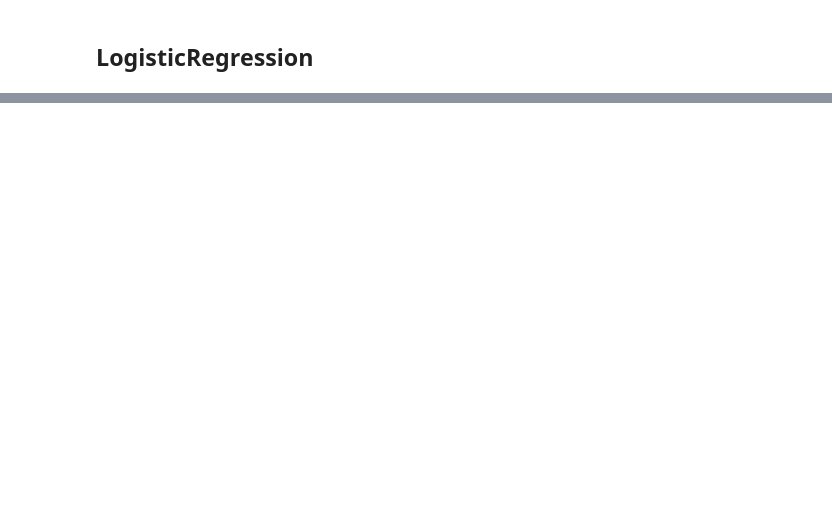
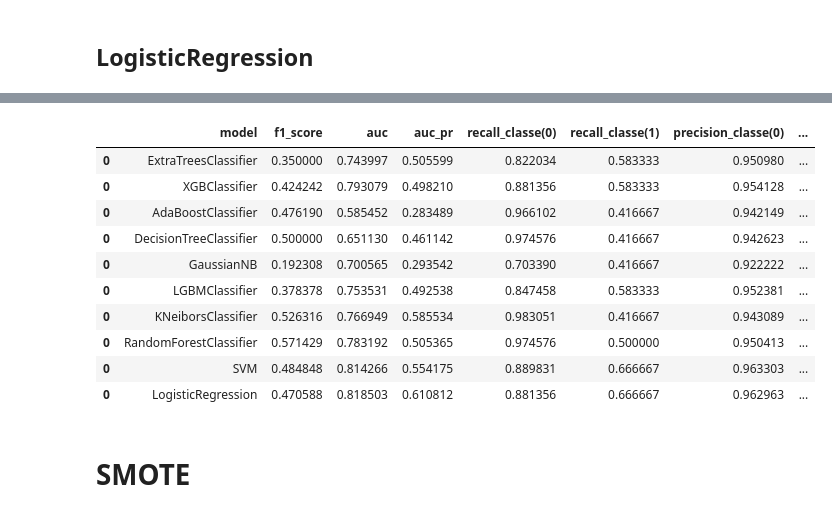
Before and after one commit to mounsifelatouch/cdd, a Jupyter notebook: notebooks/4_cdd_ml_part_4_models_building.ipynb, the cells around one changed output, grey strips where cells are left out. Saved outputs shown, nothing was run; the diff lists cells and outputs as text; code cells hidden in the pictures; blank space fills up the shorter version.

```diff
--- a/notebooks/4_cdd_ml_part_4_models_building.ipynb
+++ b/notebooks/4_cdd_ml_part_4_models_building.ipynb
@@ -378,7 +530,7 @@ param_grid = {'num_leaves': [10, 20, 30],
               'min_child_samples': [10, 20, 30],
               'subsample': [0.8, 0.9, 1.0],
               'colsample_bytree': [0.8, 0.9, 1.0],
-              'class_weight' : ['balanced', None]}
+              'class_weight' : ['balanced', None, class_weights]}
 
 # Define the GridSearchCV object with 5-fold cross-validation
 grid_search = GridSearchCV(clf6, param_grid=param_grid, cv=10, scoring='balanced_accuracy', n_jobs=-1)
@@ -544,0 +809,8 @@ joblib.dump(best_model, 'best_model.sav')
+# %%
+X_train = X_train_ros.reset_index(drop=True)
+y_train = y_train_ros.reset_index(drop=True)
+X_test = X_test.reset_index(drop=True)
+y_test = y_test.reset_index(drop=True)
+# %%
+n_samples, n_classes = X_train.shape[0], 2
+class_weights = dict(zip(np.unique(y_train), n_samples / (n_classes * np.bincount(y_train))))
@@ -544,0 +1242,26 @@ joblib.dump(best_model, 'best_model.sav')
+# %%
+clf10 = LogisticRegression()
+param_grid = {'penalty': ['l1', 'l2'],
+              'C': [0.1, 1, 10],
+              'solver': ['liblinear', 'lbfgs', 'newton-cg', 'sag'],
+              'max_iter': [100, 200, 500],
+              'class_weight': [None, 'balanced']}
+
+grid_search = GridSearchCV(clf10, param_grid=param_grid, cv=10, scoring='balanced_accuracy', n_jobs=-1)
+
+# Fit the GridSearchCV object with the training data
+grid_search.fit(X_train, y_train)
+best_params_ros.append(grid_search.best_params_)
+
+# Print the best hyperparameters and the corresponding mean cross-validation score
+print("Best hyperparameters: ", grid_search.best_params_)
+print("Best mean cross-validation score: {:.2f}".format(grid_search.best_score_))
+
+# Use the best hyperparameters to fit the model to the training data
+clf_best = LogisticRegression(**grid_search.best_params_, random_state=seed)
+model10 = clf_best.fit(X_train, y_train)
+
+clf10 = print_auc(model10, X_train, y_train, X_test, y_test, 'LogisticRegression')
+df10 = pd.DataFrame(data=[['LogisticRegression', clf10['f1'], clf10['auc'], clf10['auc_pr'], clf10['recall_sc'][0], clf10['recall_sc'][1], clf10['precision_sc'][0], clf10['precision_sc'][1]]],
+                          columns=['model', 'f1_score', 'auc', 'auc_pr', 'recall_classe(0)', 'recall_classe(1)', 'precision_classe(0)', 'precision_classe(1)'])
+df10.style.hide_index()
@@ -544,0 +1288,16 @@ joblib.dump(best_model, 'best_model.sav')
+# %%
+df_ros = [df1, df2, df3, df4, df5, df6, df7, df8, df9, df10]
+df_finale_ros = pd.concat(df)
+df_finale_ros
+# %% [output]
+|  | model | f1_score | auc | auc_pr | recall_classe(0) | recall_classe(1) | precision_classe(0) | ... |
+| 0 | ExtraTreesClassifier | 0.350000 | 0.743997 | 0.505599 | 0.822034 | 0.583333 | 0.950980 | ... |
+| 0 | XGBClassifier | 0.424242 | 0.793079 | 0.498210 | 0.881356 | 0.583333 | 0.954128 | ... |
+| 0 | AdaBoostClassifier | 0.476190 | 0.585452 | 0.283489 | 0.966102 | 0.416667 | 0.942149 | ... |
+| 0 | DecisionTreeClassifier | 0.500000 | 0.651130 | 0.461142 | 0.974576 | 0.416667 | 0.942623 | ... |
+| 0 | GaussianNB | 0.192308 | 0.700565 | 0.293542 | 0.703390 | 0.416667 | 0.922222 | ... |
+| 0 | LGBMClassifier | 0.378378 | 0.753531 | 0.492538 | 0.847458 | 0.583333 | 0.952381 | ... |
+| 0 | KNeiborsClassifier | 0.526316 | 0.766949 | 0.585534 | 0.983051 | 0.416667 | 0.943089 | ... |
+| 0 | RandomForestClassifier | 0.571429 | 0.783192 | 0.505365 | 0.974576 | 0.500000 | 0.950413 | ... |
+| 0 | SVM | 0.484848 | 0.814266 | 0.554175 | 0.889831 | 0.666667 | 0.963303 | ... |
+| 0 | LogisticRegression | 0.470588 | 0.818503 | 0.610812 | 0.881356 | 0.666667 | 0.962963 | ... |
@@ -544,0 +1306,2 @@ joblib.dump(best_model, 'best_model.sav')
+# %% [markdown]
+# **SMOTE**
```
Also changed, not shown: parts of 72 cells of this notebook.
